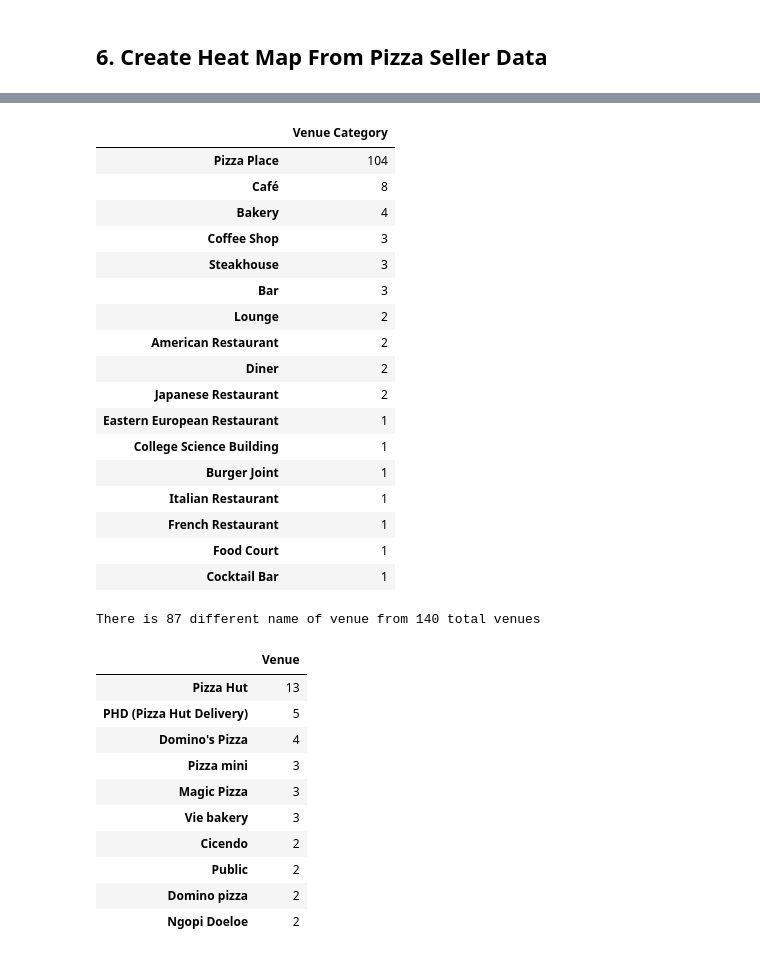
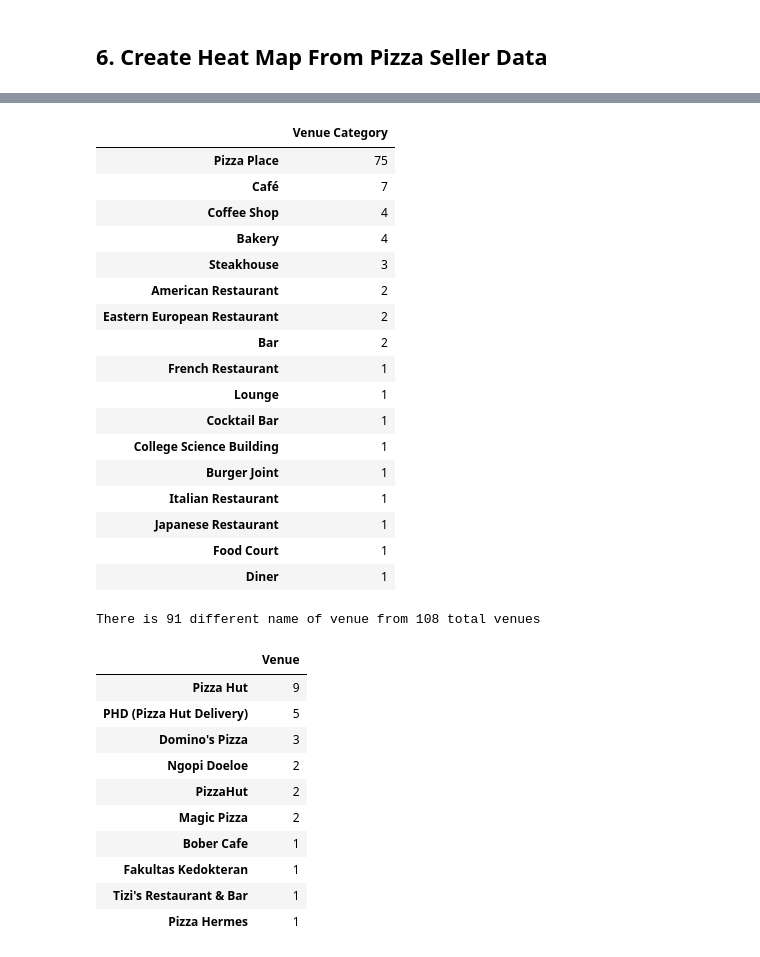
Before and after one commit to JoshuaAbel20/Coursera_Capstone, a Jupyter notebook: Final_Project/Final_Project.ipynb, the cells around one changed output, grey strips where cells are left out. Cells and saved outputs as stored; diff of their text form; code cells hidden in the pictures.

```diff
--- a/Final_Project/Final_Project.ipynb
+++ b/Final_Project/Final_Project.ipynb
@@ -142,7 +142,7 @@ print('The geograpical coordinate of Bandung are {}, {}.'.format(latitude, longi
 The geograpical coordinate of Bandung are -6.9344694, 107.6049539.
 # %%
 # create map of Bandung using latitude and longitude values
-map_bandung = folium.Map(location=[latitude, longitude], zoom_start=12)
+map_bandung = folium.Map(location=[latitude, longitude], zoom_start=12.5)
 
 # add markers to map for each Kelurahan or small district
 for lat, lng, kelurahan, kecamatan in zip(df_merged['Latitude'], df_merged['Longitude'], df_merged['Kelurahan'], df_merged['Kecamatan']):
@@ -193,8 +193,7 @@ def getNearbyVenues(names, latitudes, longitudes, radius=500, LIMIT=100):
 
         # return only relevant information for each nearby venue
         try:
-            venues_list.append([(names, lat, lng,
-                    v['venue']['name'],
+            venues_list.append([(v['venue']['name'],
                     v['venue']['location']['lat'],
                     v['venue']['location']['lng'],
                     v['venue']['categories'][0]['name']) for v in results])
@@ -202,10 +201,7 @@ def getNearbyVenues(names, latitudes, longitudes, radius=500, LIMIT=100):
             print("empty result")
             print("-------------------------------------------")
     nearby_venues = pd.DataFrame([item for venue_list in venues_list for item in venue_list])
-    nearby_venues.columns = ['Kelurahan',
-                  'Latitude Kelurahan',
-                  'Longitude Kelurahan',
-                  'Venue',
+    nearby_venues.columns = ['Venue',
                   'Venue Latitude',
                   'Venue Longitude',
                   'Venue Category']
@@ -230,0 +219,5 @@ bandung_venues.head()
+# %%
+# Drop duplicate value in case if one venue collected from multiple Kelurahan
+final_df = bandung_venues.sort_values('Venue Latitude').drop_duplicates(subset='Venue Latitude', keep='first').reset_index(drop=True)
+print(final_df.shape)
+final_df.head()
@@ -254,42 +255,42 @@ map_pizza
 # %% [output]
 [interactive output not drawn]
 # %%
-bandung_venues['Venue Category'].value_counts().to_frame()
+final_df['Venue Category'].value_counts().to_frame()
 # %% [output]
 |  | Venue Category |
-| Pizza Place | 104 |
-| Café | 8 |
+| Pizza Place | 75 |
+| Café | 7 |
+| Coffee Shop | 4 |
 | Bakery | 4 |
-| Coffee Shop | 3 |
 | Steakhouse | 3 |
-| Bar | 3 |
-| Lounge | 2 |
 | American Restaurant | 2 |
-| Diner | 2 |
-| Japanese Restaurant | 2 |
-| Eastern European Restaurant | 1 |
+| Eastern European Restaurant | 2 |
+| Bar | 2 |
+| French Restaurant | 1 |
+| Lounge | 1 |
+| Cocktail Bar | 1 |
 | College Science Building | 1 |
 | Burger Joint | 1 |
 | Italian Restaurant | 1 |
-| French Restaurant | 1 |
+| Japanese Restaurant | 1 |
 | Food Court | 1 |
-| Cocktail Bar | 1 |
+| Diner | 1 |
 # %%
-print('There is '+ str(len(bandung_venues['Venue'].unique())) + ' different name of venue from ' + str(bandung_venues.shape[0]) + ' total venues')
+print('There is '+ str(len(final_df['Venue'].unique())) + ' different name of venue from ' + str(final_df.shape[0]) + ' total venues')
 # %% [output]
-There is 87 different name of venue from 140 total venues
+There is 91 different name of venue from 108 total venues
 # %%
 # Check top 10 pizza seller
-bandung_venues["Venue"].value_counts().to_frame().head(10)
+final_df["Venue"].value_counts().to_frame().head(10)
 # %% [output]
 |  | Venue |
-| Pizza Hut | 13 |
+| Pizza Hut | 9 |
 | PHD (Pizza Hut Delivery) | 5 |
-| Domino's Pizza | 4 |
-| Pizza mini | 3 |
-| Magic Pizza | 3 |
-| Vie bakery | 3 |
-| Cicendo | 2 |
-| Public | 2 |
-| Domino pizza | 2 |
+| Domino's Pizza | 3 |
 | Ngopi Doeloe | 2 |
+| PizzaHut | 2 |
+| Magic Pizza | 2 |
+| Bober Cafe | 1 |
+| Fakultas Kedokteran | 1 |
+| Tizi's Restaurant & Bar | 1 |
+| Pizza Hermes | 1 |
```
Also changed, not shown: parts of 4 cells of this notebook, 3 other files.
